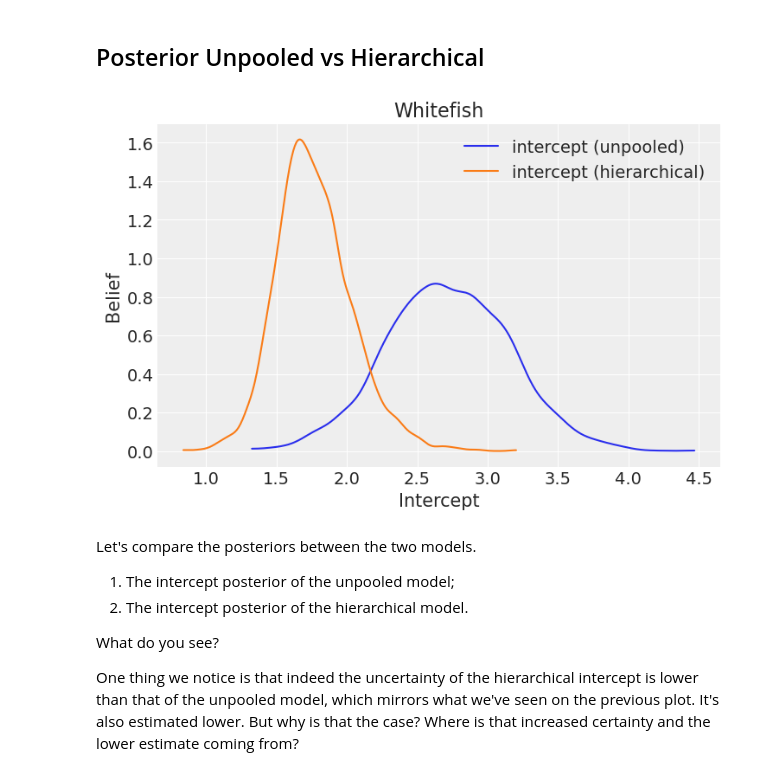
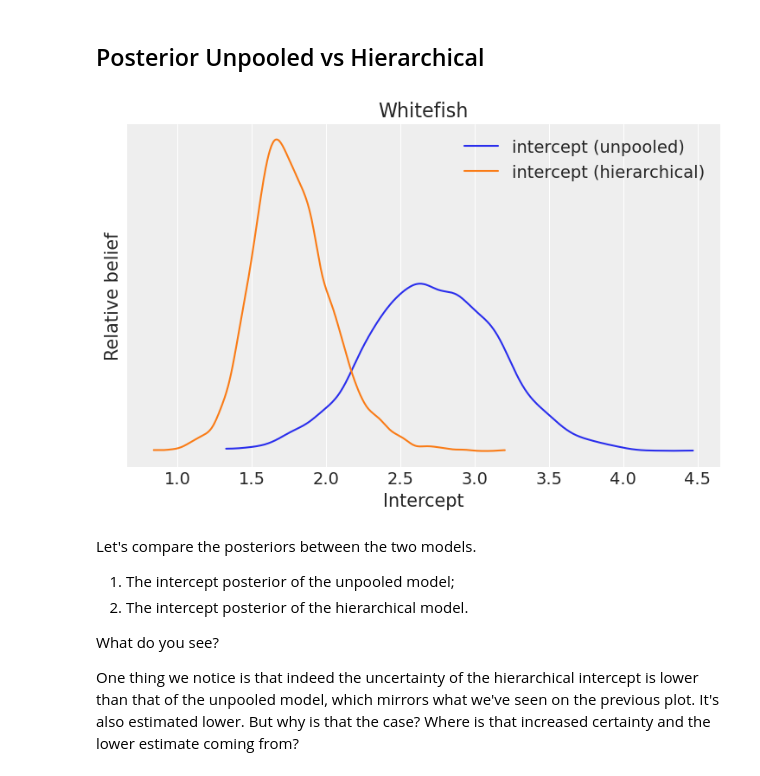
Before and after one commit to AlexAndorra/notebooks-experiments, a Jupyter notebook: Hierarchical_Regression/Hierarchical_Regression.ipynb, the cells around one changed output. Saved outputs shown, nothing was run; the diff lists cells and outputs as text; code cells hidden in the pictures.

```diff
--- a/Hierarchical_Regression/Hierarchical_Regression.ipynb
+++ b/Hierarchical_Regression/Hierarchical_Regression.ipynb
@@ -682,21 +686,22 @@ Why is that happening? Let's look at the posteriors next to see what's going on.
 # %% [markdown]
 ## Posterior Unpooled vs Hierarchical
 # %%
-az.plot_dist(
+fig = az.plot_dist(
     idata_unpooled.posterior.intercept.sel(species="Whitefish"),
     color=sns.color_palette()[0],
     label="intercept (unpooled)",
 )
 az.plot_dist(
     idata_hierarchical.posterior.intercept.sel(species="Whitefish"),
     color=sns.color_palette()[1],
     label="intercept (hierarchical)",
 )
 plt.xlabel("Intercept")
-plt.ylabel("Belief")
 plt.title("Whitefish");
+plt.ylabel("Relative belief")
+fig.axes.get_yaxis().set_ticks([]);
 # %% [output]
-[figure, old version]
+[figure, new version]
 # %% [markdown]
 Let's compare the posteriors between the two models.
 
```
Also changed, not shown: parts of 14 cells of this notebook.
